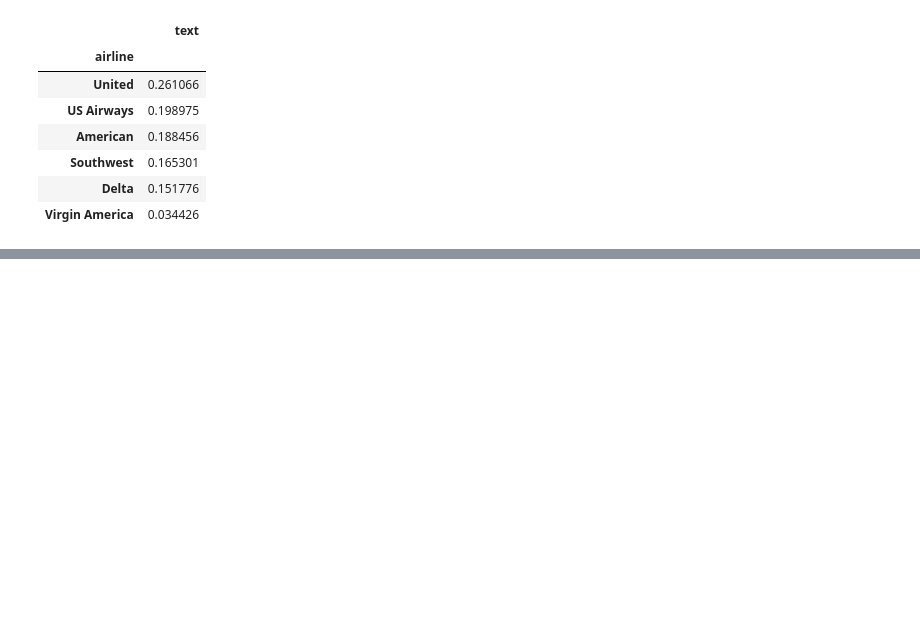
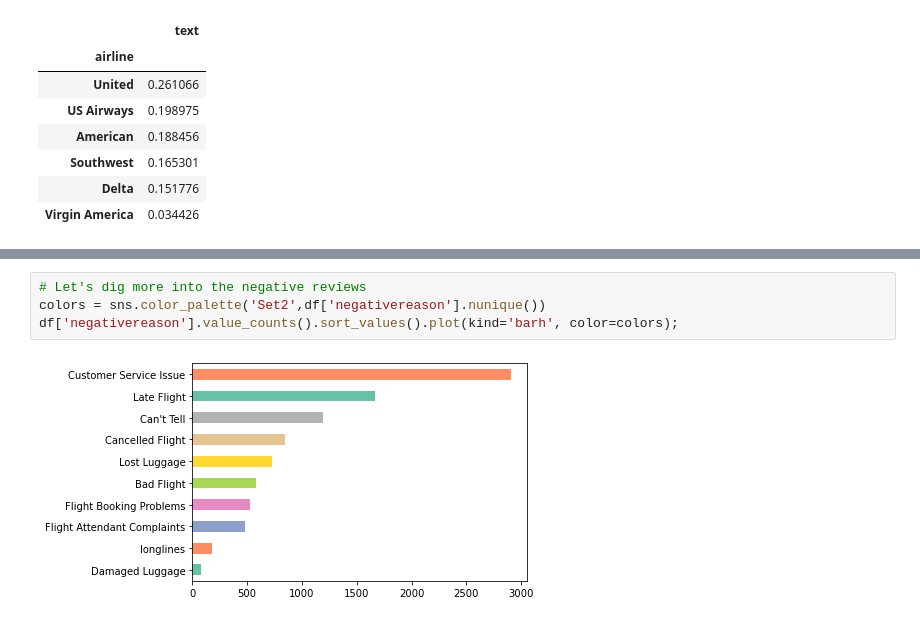
Before and after one commit to skacem/Business-Analytics, a Jupyter notebook: Sentiment_Analysis/USAirline.ipynb, the cells around one changed output, grey strips where cells are left out. Drawn from its saved outputs; the diff is of its cells as text; blank space fills up the shorter version.

```diff
--- a/Sentiment_Analysis/USAirline.ipynb
+++ b/Sentiment_Analysis/USAirline.ipynb
@@ -111,0 +132,6 @@ plt.legend(bbox_to_anchor=(1.05, 1), loc=2);
+# %%
+# Let's dig more into the negative reviews
+colors = sns.color_palette('Set2',df['negativereason'].nunique())
+df['negativereason'].value_counts().sort_values().plot(kind='barh', color=colors);
+# %% [output]
+[figure, added]
```
Also changed, not shown: parts of 21 cells of this notebook.
